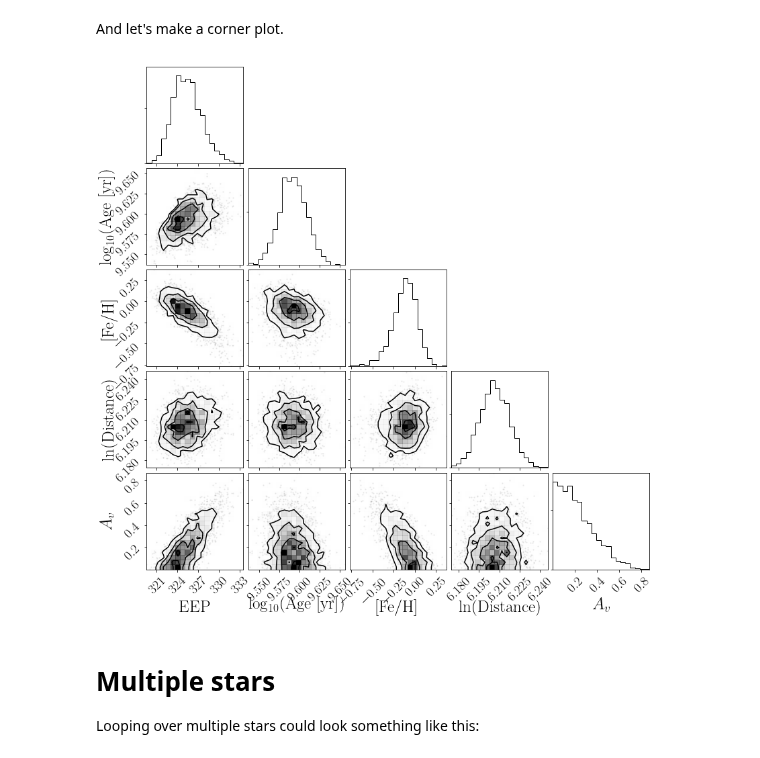
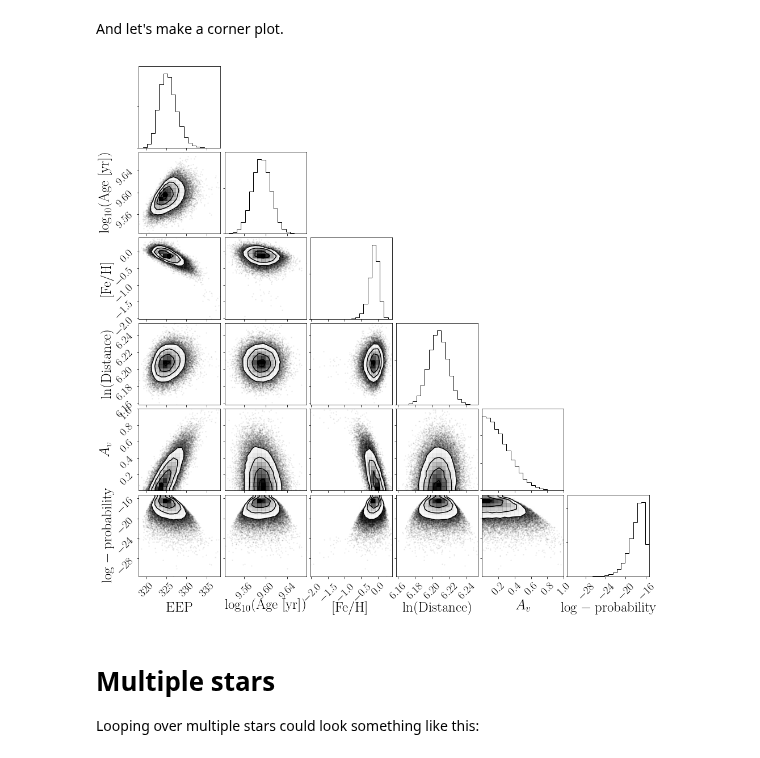
Before and after one commit to RuthAngus/stardate, a Jupyter notebook: docs/source/_static/notebooks/Tutorial.ipynb, the cells around one changed output. Cells and saved outputs as stored; diff of their text form; code cells hidden in the pictures.

```diff
--- a/docs/source/_static/notebooks/Tutorial.ipynb
+++ b/docs/source/_static/notebooks/Tutorial.ipynb
@@ -170,14 +177,13 @@ And let's make a corner plot.
 # %%
 import corner
 
 labels = ["$\mathrm{EEP}$", "$\log_{10}(\mathrm{Age~[yr]})$",
-          "$\mathrm{[Fe/H]}$", "$\ln(\mathrm{Distance})$", "$A_v$"]
+          "$\mathrm{[Fe/H]}$", "$\ln(\mathrm{Distance})$", "$A_v$",
+          "$\ln\mathrm{log-probability}$"]
 
-samples = star.samples(burnin=100)
+corner.corner(flatsamples, labels=labels);
+# %% [output]
+[figure, added]
-# %%
-corner.corner(samples, labels=labels);
-# %% [output]
-[figure, removed]
 # %% [markdown]
 # Multiple stars
 
```
Also changed, not shown: parts of 10 cells of this notebook.
